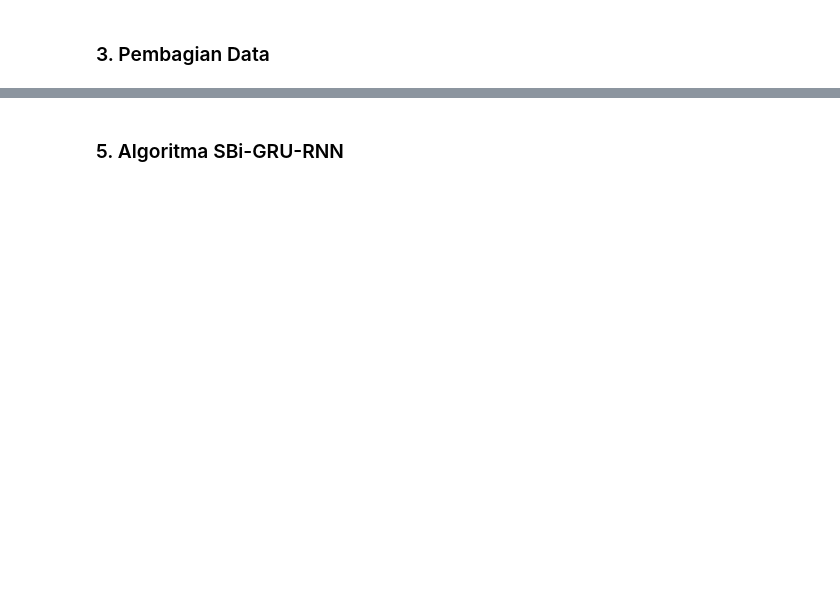
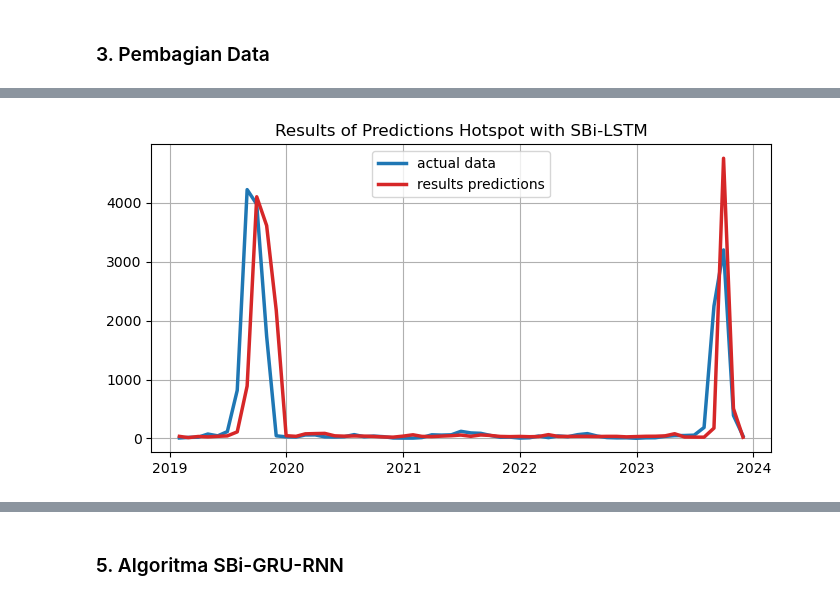
Before and after one commit to kusin/tensorflow-hotspot-v2, a Jupyter notebook: M2.ipynb, the cells around one changed output, grey strips where cells are left out. Cells and saved outputs as stored; diff of their text form; code cells hidden in the pictures; blank space fills up the shorter version.

```diff
--- a/M2.ipynb
+++ b/M2.ipynb
@@ -70,9 +105,11 @@ print(x_test.shape, y_test.shape)
 # %%
-# # show result predictions
-# scaler,_ = normalized(dataset, ["hotspot"])
-# lineplot3(
-#   x1=dataset["acq_date"].iloc[216:-1], y1=inverse(scaler, y_test.reshape(-1,1)), label1="actual data",
-#   x2=dataset["acq_date"].iloc[216:-1], y2=inverse(scaler, lstm_predictions.reshape(-1,1)), label2="results predictions",
-#   title="Results of Predictions Hotspot with SBi-LSTM"
-# )
+# show result predictions
+scaler,_ = normalized(dataset, ["hotspot"])
+lineplot3(
+  x1=dataset["acq_date"].iloc[216:-1], y1=inverse(scaler, y_test.reshape(-1,1)), label1="actual data",
+  x2=dataset["acq_date"].iloc[216:-1], y2=inverse(scaler, lstm_predictions.reshape(-1,1)), label2="results predictions",
+  title="Results of Predictions Hotspot with SBi-LSTM"
+)
+# %% [output]
+[figure, added]
 # %%
```
Also changed, not shown: parts of 19 cells of this notebook, 2 other files.
